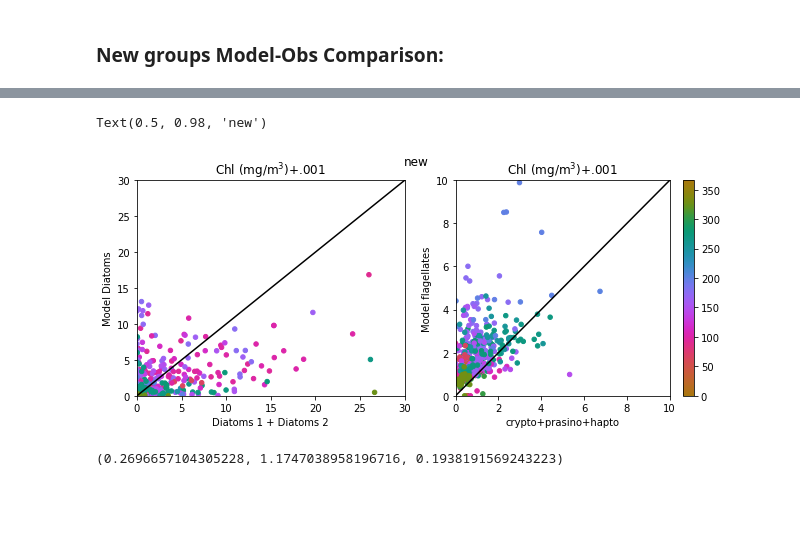
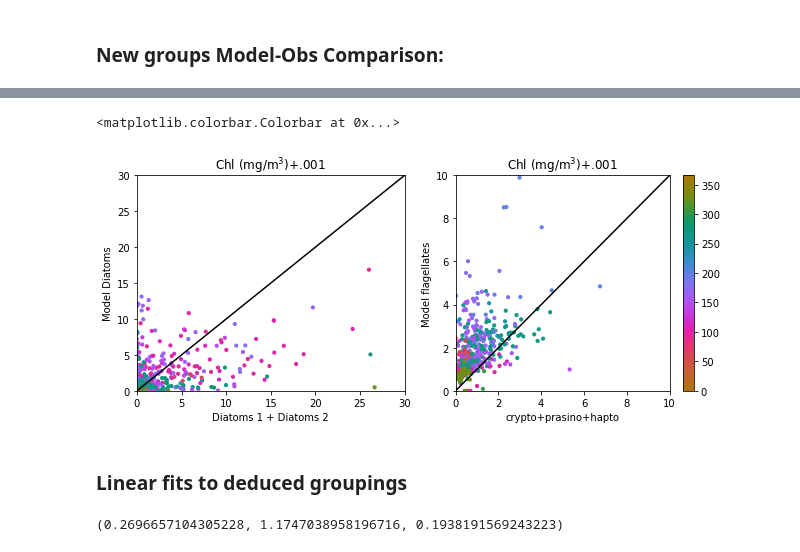
Before and after one commit to SalishSeaCast/analysis-elise-2, a Jupyter notebook: notebooks/NemcekHPLC/compHPLCModelFirstLook-Regress-201812_NewALLO.ipynb, the cells around one changed output, grey strips where cells are left out. Saved outputs shown, nothing was run; the diff lists cells and outputs as text; code cells hidden in the pictures; blank space fills up the shorter version.

```diff
--- a/notebooks/NemcekHPLC/compHPLCModelFirstLook-Regress-201812_NewALLO.ipynb
+++ b/notebooks/NemcekHPLC/compHPLCModelFirstLook-Regress-201812_NewALLO.ipynb
@@ -670,29 +703,31 @@ Text(0.5, 0.98, 'New')
 # %%
 thresh=.8
-msize=20
+msize=10
 fig,ax=plt.subplots(1,2,figsize=(9,4))
 m=ax[0].scatter(data['DD'],data['mod_diatoms_chl'],
           c=data['yd'],s=msize,cmap=cmocean.cm.phase,vmin=0,vmax=366)
 m=ax[1].scatter(data['CPH'],data['mod_flagellates_chl'],
           c=data['yd'],s=msize,cmap=cmocean.cm.phase,vmin=0,vmax=366)
 ax[0].set_xlim(0,30)
 ax[0].set_ylim(0,30)
 ax[1].set_xlim(0,10)
 ax[1].set_ylim(0,10)
 ax[0].set_xlabel('Diatoms 1 + Diatoms 2')
 ax[0].set_ylabel('Model Diatoms')
 ax[0].set_title('Chl (mg/m$^3$)+.001')
 ax[1].set_xlabel('crypto+prasino+hapto')
 ax[1].set_ylabel('Model flagellates')
 ax[1].set_title('Chl (mg/m$^3$)+.001')
 ax[0].plot((0,30),(0,30),'k-')
 ax[1].plot((0,10),(0,10),'k-')
 plt.tight_layout()
 fig.colorbar(m,ax=ax[1])
-fig.suptitle('new')
+#fig.suptitle('new')
 # %% [output]
-Text(0.5, 0.98, 'new')
+<matplotlib.colorbar.Colorbar at 0x...>
-[figure, old version]
+[figure, new version]
+# %% [markdown]
+### Linear fits to deduced groupings
 # %%
 ii=(data['DD']>=0)&(data['mod_diatoms_chl']>=0)
 slope, intercept, r_value, p_value, std_err = spst.linregress(data.loc[ii]['DD'],
```
Also changed, not shown: parts of 31 cells of this notebook.
